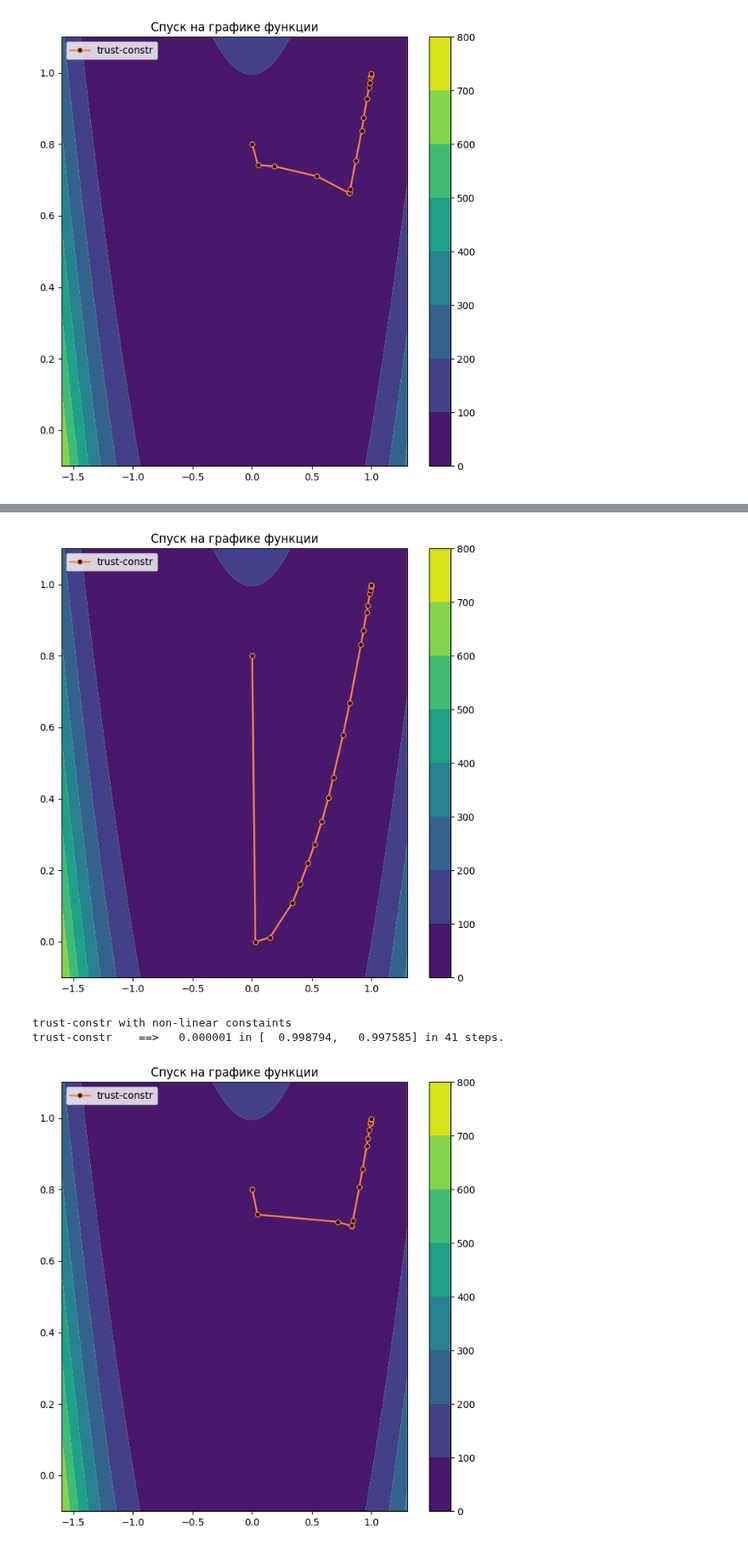
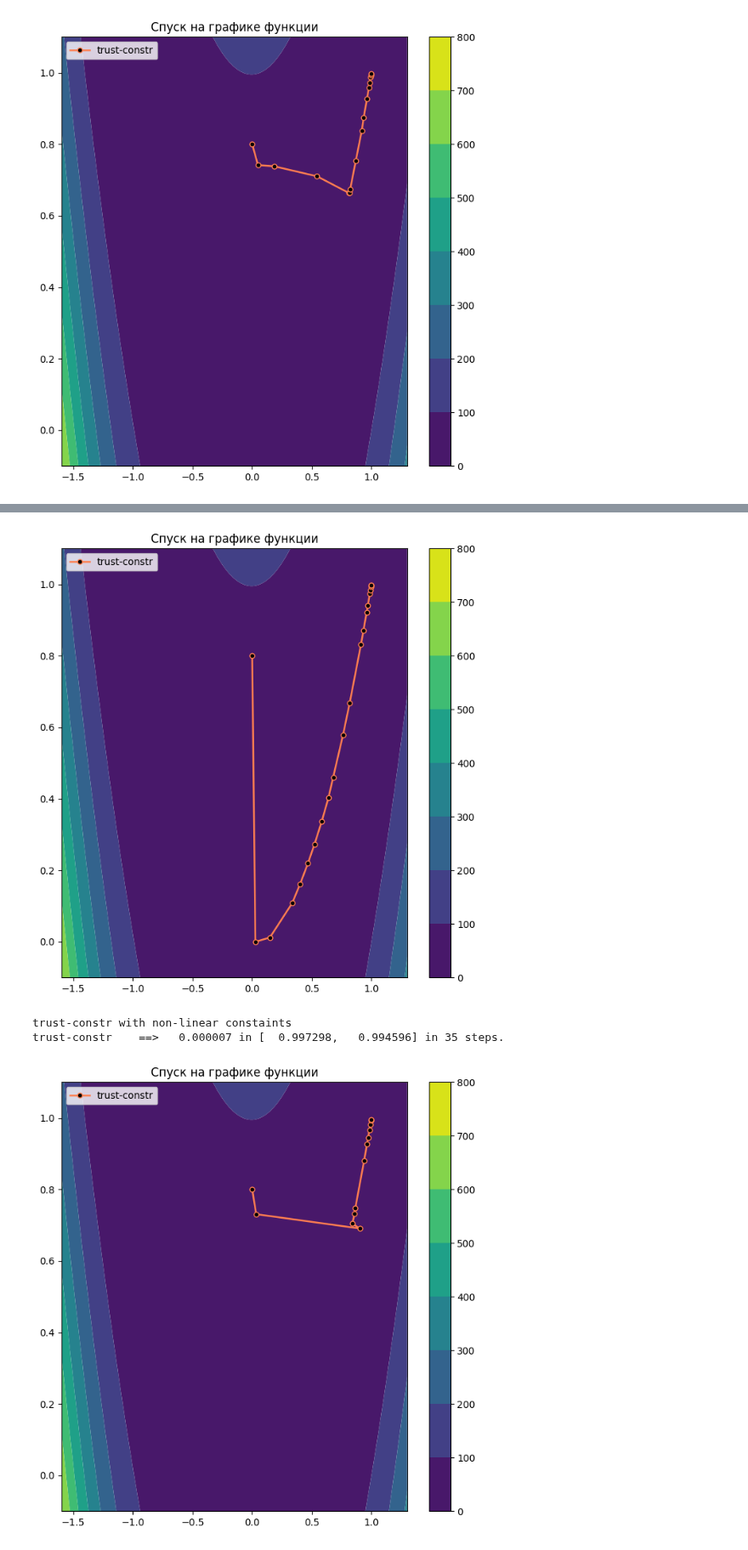
Before and after one commit to trio-at-optimization/optimization-lab4, a Jupyter notebook: Sources/AT1/constraint_research.ipynb, the cells around one changed output, grey strips where cells are left out. Shown at 85% size. Drawn from its saved outputs; the diff is of its cells as text; code cells hidden in the pictures.

```diff
--- a/Sources/AT1/linear_constraint_research.ipynb
+++ b/Sources/AT1/constraint_research.ipynb
@@ -42,31 +42,32 @@ trust-constr with non-linear constaints
 trust-constr    ==>   0.000001 in [  0.998787,   0.997571] in 44 steps.
 [figure]
 # %%
+x0 = (-0.0, 0.8)
 x_lin = np.linspace(-1.6, 1.3, 400, dtype=float)
 y_lin = np.linspace(-0.1, 1.1, 400, dtype=float)
 
 
 # Без ограничений
 helper.minimize_and_output(
     rosen, x0, x_lin, y_lin,
     'trust-constr', 'trust-constr', 'trust-constr with non-linear constaints',
     constraints=None, bounds=bounds, manual_history=True, nth=3
 )
 
 # С нелинейными ограничениями
-nonlinear_constraints = [NonlinearConstraint(lambda x: x[1] + 0.1 * x[0], 0.78, np.inf)]
+linear_constraints = [LinearConstraint(np.array([0.1, 1]), lb=0.78)]
 helper.minimize_and_output(
     rosen, x0, x_lin, y_lin,
     'trust-constr', 'trust-constr', 'trust-constr with non-linear constaints',
-    constraints=nonlinear_constraints, bounds=bounds, manual_history=True, nth=3
+    constraints=linear_constraints, bounds=bounds, manual_history=True, nth=3
 )
 # %% [output]
 trust-constr with non-linear constaints
 trust-constr    ==>   0.000001 in [  0.998788,   0.997573] in 58 steps.
 [figure]
 trust-constr with non-linear constaints
-trust-constr    ==>   0.000001 in [  0.998794,   0.997585] in 41 steps.
+trust-constr    ==>   0.000007 in [  0.997298,   0.994596] in 35 steps.
-[figure, old version]
+[figure, new version]
 # %%
 def f_tanga(x, _=None):
     return sum([xi ** 4 - 16 * xi ** 2 + 5 * xi for xi in x])
```
Also changed, not shown: parts of 1 cell of this notebook.
